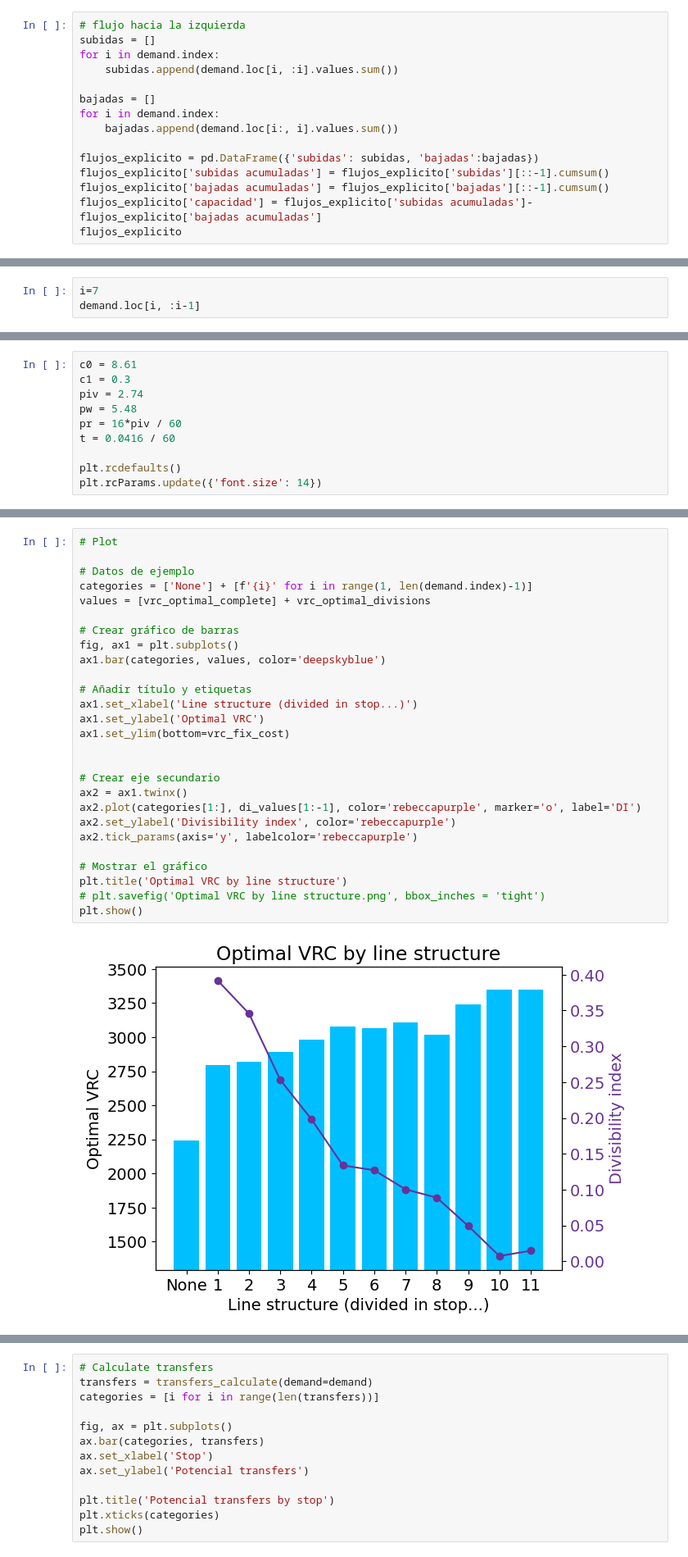
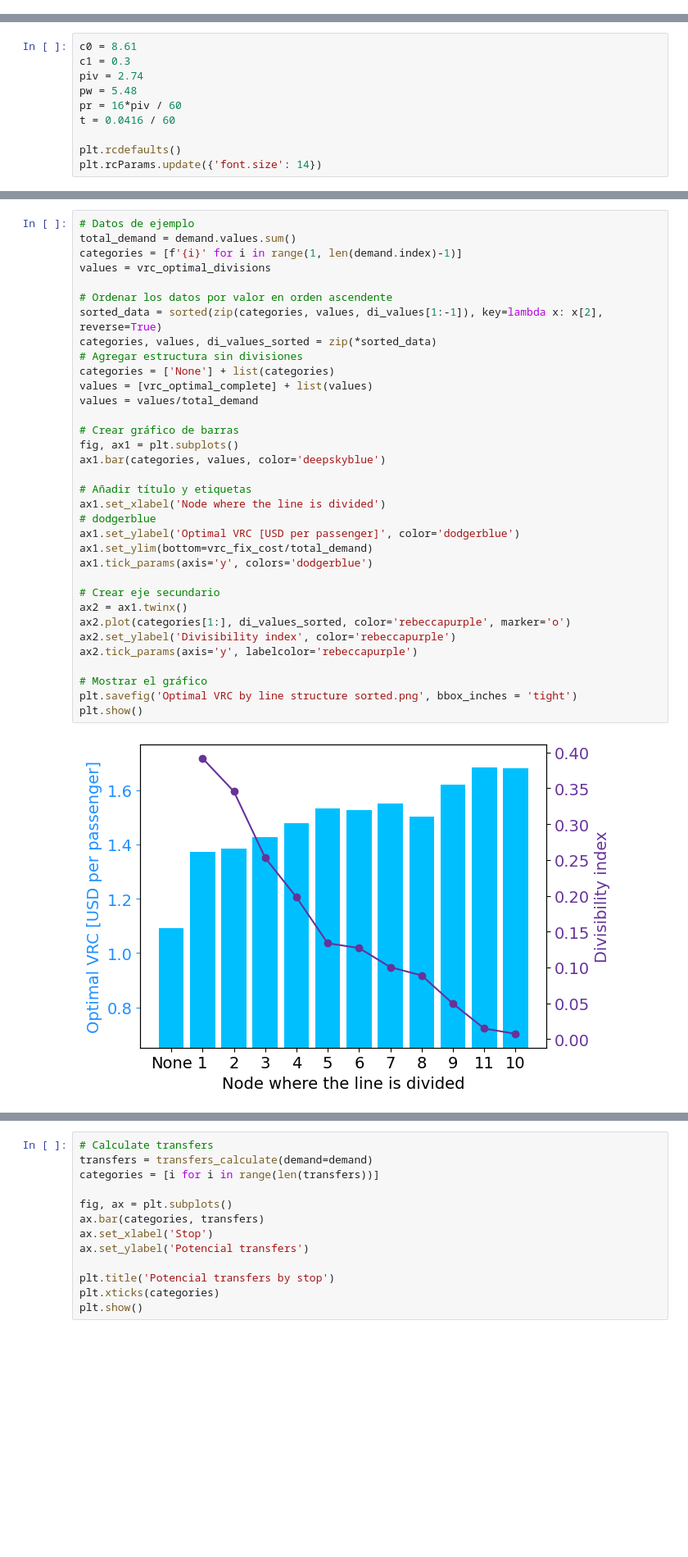
Before and after one commit to valeegomex/Genetic-algorithm-parametric-city, a Jupyter notebook: paper1_numericalExamples/Canberra/Data Analisys.ipynb, the cells around one changed output, grey strips where cells are left out. Shown at 82% size. Saved outputs shown, nothing was run; the diff lists cells and outputs as text; blank space fills up the shorter version.

```diff
--- a/paper1_numericalExamples/Canberra/Data Analisys.ipynb
+++ b/paper1_numericalExamples/Canberra/Data Analisys.ipynb
@@ -406,15 +162,0 @@ flujos_explicito
-# %%
-# flujo hacia la izquierda
-subidas = []
-for i in demand.index:
-    subidas.append(demand.loc[i, :i].values.sum())
-
-bajadas = []
-for i in demand.index:
-    bajadas.append(demand.loc[i:, i].values.sum())
-
-flujos_explicito = pd.DataFrame({'subidas': subidas, 'bajadas':bajadas})
-flujos_explicito['subidas acumuladas'] = flujos_explicito['subidas'][::-1].cumsum()
-flujos_explicito['bajadas acumuladas'] = flujos_explicito['bajadas'][::-1].cumsum()
-flujos_explicito['capacidad'] = flujos_explicito['subidas acumuladas']-flujos_explicito['bajadas acumuladas']
-flujos_explicito
@@ -436,3 +162,0 @@ flujos_explicito
-# %%
-i=7
-demand.loc[i, :i-1]
@@ -832,29 +250,36 @@ np.float64(2278.696846800096)
 # %%
-# Plot
+# Datos de ejemplo
+total_demand = demand.values.sum()
+categories = [f'{i}' for i in range(1, len(demand.index)-1)]
+values = vrc_optimal_divisions
 
-# Datos de ejemplo
-categories = ['None'] + [f'{i}' for i in range(1, len(demand.index)-1)]
-values = [vrc_optimal_complete] + vrc_optimal_divisions
+# Ordenar los datos por valor en orden ascendente
+sorted_data = sorted(zip(categories, values, di_values[1:-1]), key=lambda x: x[2], reverse=True)
+categories, values, di_values_sorted = zip(*sorted_data)
+# Agregar estructura sin divisiones
+categories = ['None'] + list(categories)
+values = [vrc_optimal_complete] + list(values)
+values = values/total_demand
 
 # Crear gráfico de barras
 fig, ax1 = plt.subplots()
 ax1.bar(categories, values, color='deepskyblue')
 
 # Añadir título y etiquetas
-ax1.set_xlabel('Line structure (divided in stop...)')
-ax1.set_ylabel('Optimal VRC')
-ax1.set_ylim(bottom=vrc_fix_cost)
-
+ax1.set_xlabel('Node where the line is divided')
+# dodgerblue
+ax1.set_ylabel('Optimal VRC [USD per passenger]', color='dodgerblue')
+ax1.set_ylim(bottom=vrc_fix_cost/total_demand)
+ax1.tick_params(axis='y', colors='dodgerblue')
 
 # Crear eje secundario
 ax2 = ax1.twinx()
-ax2.plot(categories[1:], di_values[1:-1], color='rebeccapurple', marker='o', label='DI')
+ax2.plot(categories[1:], di_values_sorted, color='rebeccapurple', marker='o')
 ax2.set_ylabel('Divisibility index', color='rebeccapurple')
 ax2.tick_params(axis='y', labelcolor='rebeccapurple')
 
 # Mostrar el gráfico
-plt.title('Optimal VRC by line structure')
-# plt.savefig('Optimal VRC by line structure.png', bbox_inches = 'tight')
+plt.savefig('Optimal VRC by line structure sorted.png', bbox_inches = 'tight')
 plt.show()
 # %% [output]
-[figure, old version]
+[figure, new version]
```
Also changed, not shown: parts of 47 cells of this notebook, 1 other file.
